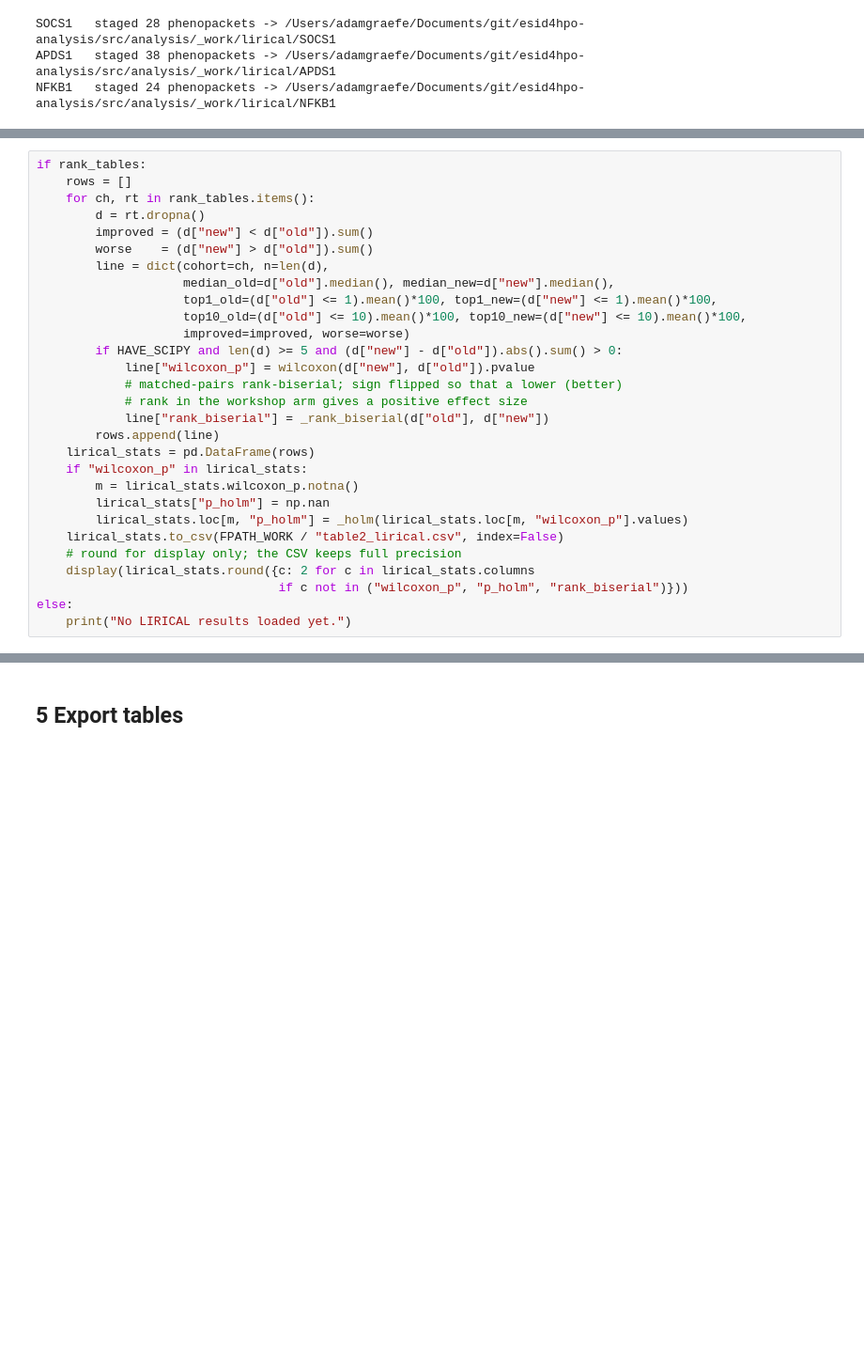
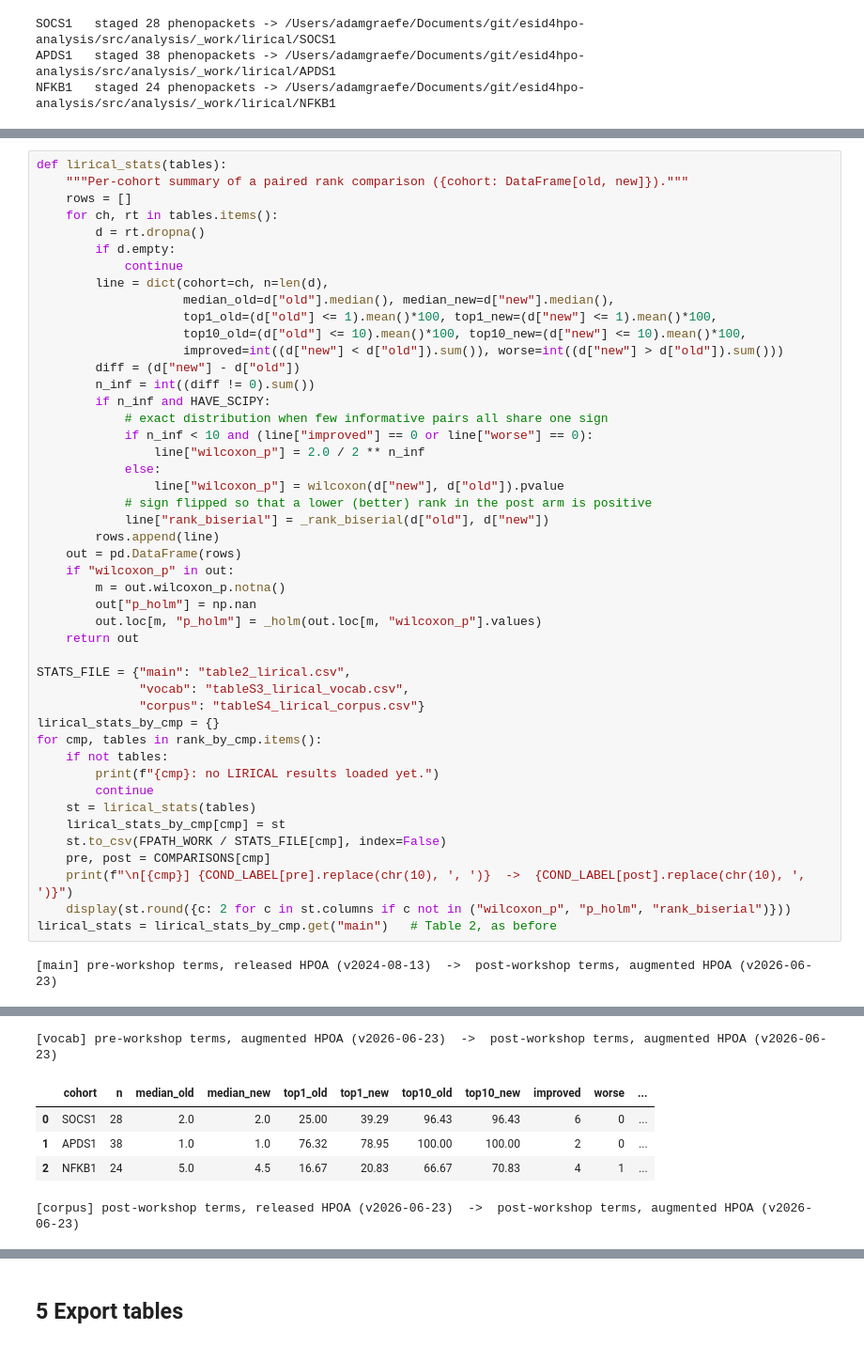
Before and after one commit to P2GX/esid4hpo-analysis, a Jupyter notebook: src/analysis/esid4hpo_analysis.ipynb, the cells around one changed output, grey strips where cells are left out. Shown at 94% size. Saved outputs shown, nothing was run; the diff lists cells and outputs as text; blank space fills up the shorter version.

```diff
--- a/src/analysis/esid4hpo_analysis.ipynb
+++ b/src/analysis/esid4hpo_analysis.ipynb
@@ -789,34 +855,58 @@ section 2). Exported unrounded to `_work/table2_lirical.csv`.
 # %%
-if rank_tables:
+def lirical_stats(tables):
+    """Per-cohort summary of a paired rank comparison ({cohort: DataFrame[old, new]})."""
     rows = []
-    for ch, rt in rank_tables.items():
+    for ch, rt in tables.items():
         d = rt.dropna()
-        improved = (d["new"] < d["old"]).sum()
-        worse    = (d["new"] > d["old"]).sum()
+        if d.empty:
+            continue
         line = dict(cohort=ch, n=len(d),
                     median_old=d["old"].median(), median_new=d["new"].median(),
                     top1_old=(d["old"] <= 1).mean()*100, top1_new=(d["new"] <= 1).mean()*100,
                     top10_old=(d["old"] <= 10).mean()*100, top10_new=(d["new"] <= 10).mean()*100,
-                    improved=improved, worse=worse)
-        if HAVE_SCIPY and len(d) >= 5 and (d["new"] - d["old"]).abs().sum() > 0:
-            line["wilcoxon_p"] = wilcoxon(d["new"], d["old"]).pvalue
-            # matched-pairs rank-biserial; sign flipped so that a lower (better)
-            # rank in the workshop arm gives a positive effect size
+                    improved=int((d["new"] < d["old"]).sum()), worse=int((d["new"] > d["old"]).sum()))
+        diff = (d["new"] - d["old"])
+        n_inf = int((diff != 0).sum())
+        if n_inf and HAVE_SCIPY:
+            # exact distribution when few informative pairs all share one sign
+            if n_inf < 10 and (line["improved"] == 0 or line["worse"] == 0):
+                line["wilcoxon_p"] = 2.0 / 2 ** n_inf
+            else:
+                line["wilcoxon_p"] = wilcoxon(d["new"], d["old"]).pvalue
+            # sign flipped so that a lower (better) rank in the post arm is positive
             line["rank_biserial"] = _rank_biserial(d["old"], d["new"])
         rows.append(line)
-    lirical_stats = pd.DataFrame(rows)
-    if "wilcoxon_p" in lirical_stats:
-        m = lirical_stats.wilcoxon_p.notna()
-        lirical_stats["p_holm"] = np.nan
-        lirical_stats.loc[m, "p_holm"] = _holm(lirical_stats.loc[m, "wilcoxon_p"].values)
-    lirical_stats.to_csv(FPATH_WORK / "table2_lirical.csv", index=False)
-    # round for display only; the CSV keeps full precision
-    display(lirical_stats.round({c: 2 for c in lirical_stats.columns
-                                 if c not in ("wilcoxon_p", "p_holm", "rank_biserial")}))
-else:
-    print("No LIRICAL results loaded yet.")
+    out = pd.DataFrame(rows)
+    if "wilcoxon_p" in out:
+        m = out.wilcoxon_p.notna()
+        out["p_holm"] = np.nan
+        out.loc[m, "p_holm"] = _holm(out.loc[m, "wilcoxon_p"].values)
+    return out
+
+STATS_FILE = {"main": "table2_lirical.csv",
+              "vocab": "tableS3_lirical_vocab.csv",
+              "corpus": "tableS4_lirical_corpus.csv"}
+lirical_stats_by_cmp = {}
+for cmp, tables in rank_by_cmp.items():
+    if not tables:
+        print(f"{cmp}: no LIRICAL results loaded yet.")
+        continue
+    st = lirical_stats(tables)
+    lirical_stats_by_cmp[cmp] = st
+    st.to_csv(FPATH_WORK / STATS_FILE[cmp], index=False)
+    pre, post = COMPARISONS[cmp]
+    print(f"\n[{cmp}] {COND_LABEL[pre].replace(chr(10), ', ')}  ->  {COND_LABEL[post].replace(chr(10), ', ')}")
+    display(st.round({c: 2 for c in st.columns if c not in ("wilcoxon_p", "p_holm", "rank_biserial")}))
+lirical_stats = lirical_stats_by_cmp.get("main")   # Table 2, as before
 # %% [output]
+[main] pre-workshop terms, released HPOA (v2024-08-13)  ->  post-workshop terms, augmented HPOA (v2026-06-23)
 |  | cohort | n | median_old | median_new | top1_old | top1_new | top10_old | top10_new | improved | worse | ... |
 | 0 | SOCS1 | 18 | 455.5 | 2.0 | 0.00 | 44.44 | 0.00 | 94.44 | 18 | 0 | ... |
 | 1 | APDS1 | 38 | 38.5 | 1.0 | 7.89 | 78.95 | 34.21 | 100.00 | 33 | 0 | ... |
 | 2 | NFKB1 | 24 | 69.0 | 4.5 | 4.17 | 20.83 | 20.83 | 70.83 | 20 | 2 | ... |
+[vocab] pre-workshop terms, augmented HPOA (v2026-06-23)  ->  post-workshop terms, augmented HPOA (v2026-06-23)
+|  | cohort | n | median_old | median_new | top1_old | top1_new | top10_old | top10_new | improved | worse | ... |
+| 0 | SOCS1 | 28 | 2.0 | 2.0 | 25.00 | 39.29 | 96.43 | 96.43 | 6 | 0 | ... |
+| 1 | APDS1 | 38 | 1.0 | 1.0 | 76.32 | 78.95 | 100.00 | 100.00 | 2 | 0 | ... |
+| 2 | NFKB1 | 24 | 5.0 | 4.5 | 16.67 | 20.83 | 66.67 | 70.83 | 4 | 1 | ... |
+[corpus] post-workshop terms, released HPOA (v2026-06-23)  ->  post-workshop terms, augmented HPOA (v2026-06-23)
```
Also changed, not shown: parts of 9 cells of this notebook, 18 other files.
